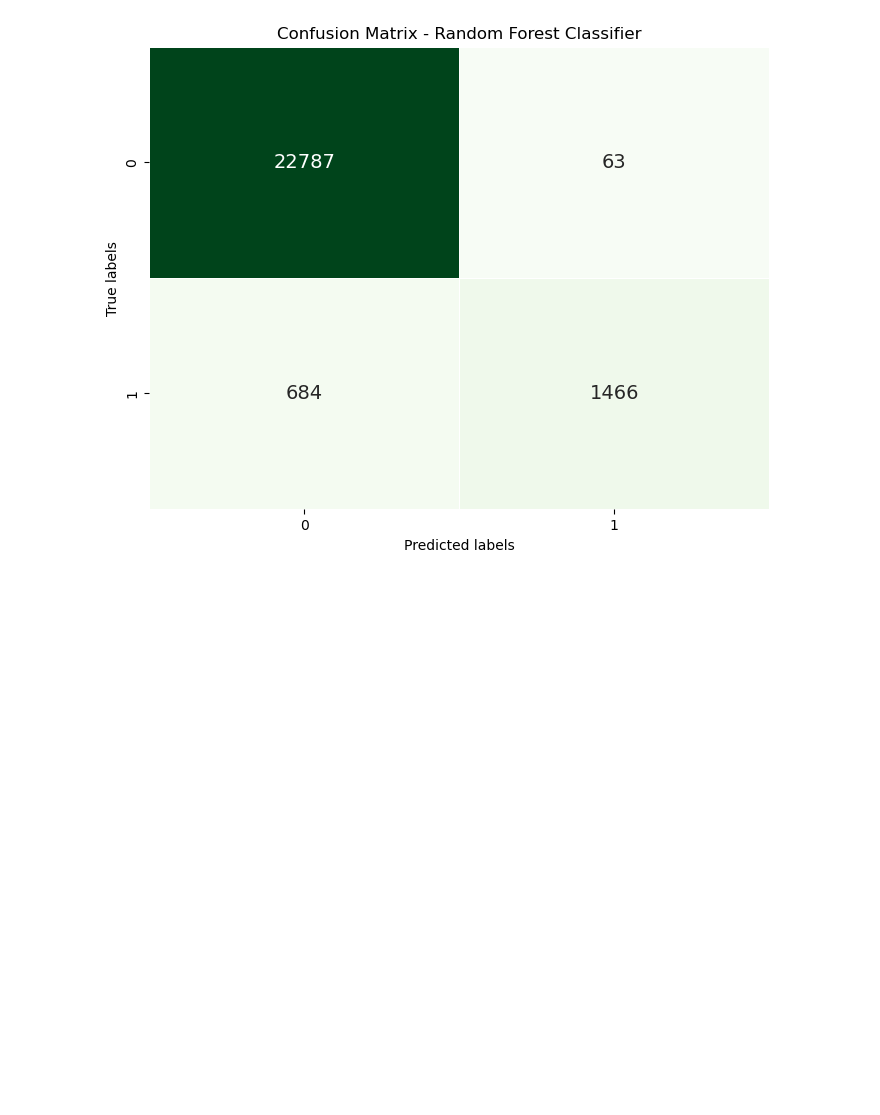
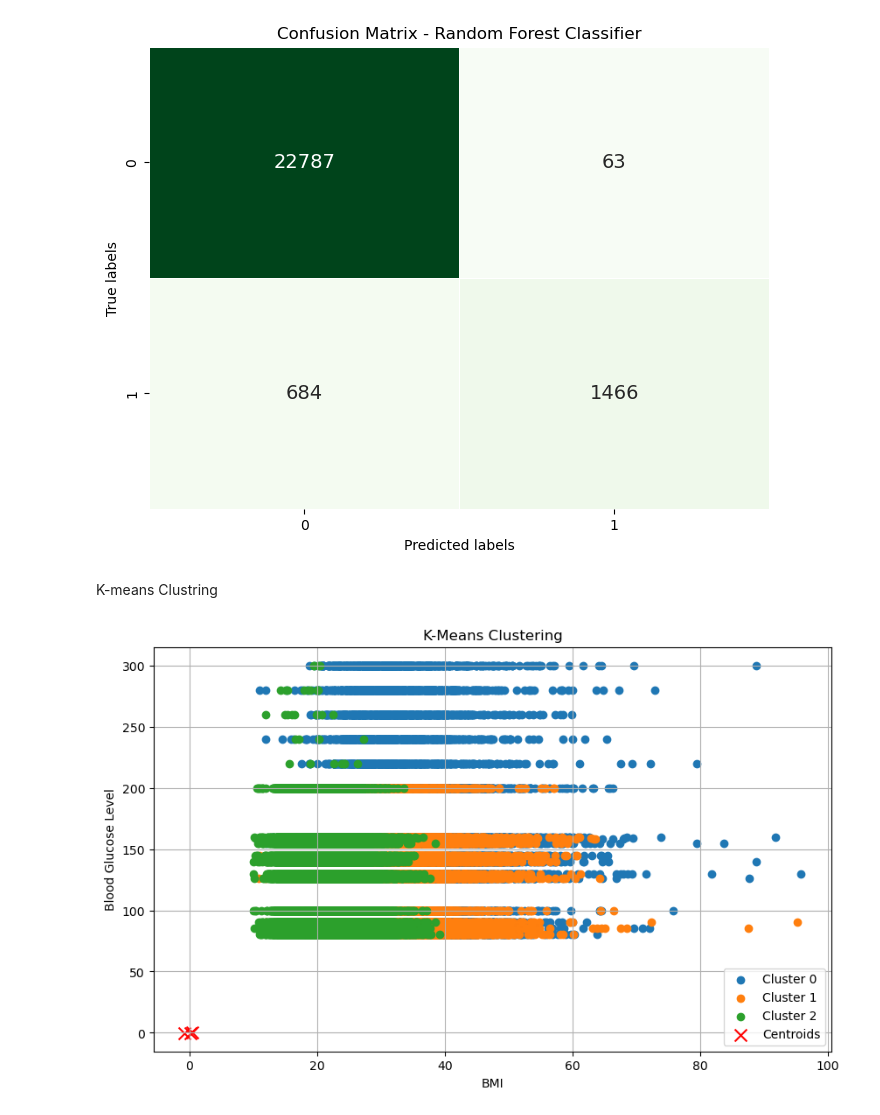
Before and after one commit to jagadabhijaswanth132/Diabetic-prediction-using-multiple-machine-learning-algorithms, a Jupyter notebook: Diabetic_prediction_using_multiple_machine_learning_algorithms.ipynb, the cells around one changed output. Drawn from its saved outputs; the diff is of its cells as text; code cells hidden in the pictures; blank space fills up the shorter version.

Commit message:
added K-means Clustring

```diff
--- a/Diabetic_prediction_using_multiple_machine_learning_algorithms.ipynb
+++ b/Diabetic_prediction_using_multiple_machine_learning_algorithms.ipynb
@@ -344,3 +344,45 @@ plt.ylabel('True labels')
 plt.show()
 # %% [output]
 [figure]
+# %% [markdown]
+K-means Clustring
+# %%
+from sklearn.cluster import KMeans
+from sklearn.preprocessing import StandardScaler
+
+# Choosing relevant columns for clustering (numerical columns)
+X = data[['age', 'bmi', 'HbA1c_level', 'blood_glucose_level']]
+
+# Standardizing the data
+scaler = StandardScaler()
+X_scaled = scaler.fit_transform(X)
+
+# Performing K-Means clustering
+kmeans = KMeans(n_clusters=3, random_state=42)
+kmeans.fit(X_scaled)
+clusters = kmeans.predict(X_scaled)
+
+# Adding cluster labels to the DataFrame
+data['cluster'] = clusters
+
+# Plotting the clusters
+plt.figure(figsize=(10, 6))
+
+# Scatter plot for each cluster
+for cluster in sorted(data['cluster'].unique()):
+    plt.scatter(data[data['cluster'] == cluster]['bmi'],
+                data[data['cluster'] == cluster]['blood_glucose_level'],
+                label=f'Cluster {cluster}')
+
+# Plotting centroids
+centroids = kmeans.cluster_centers_
+plt.scatter(centroids[:, 1], centroids[:, 3], marker='x', color='r', s=100, label='Centroids')
+
+plt.title('K-Means Clustering')
+plt.xlabel('BMI')
+plt.ylabel('Blood Glucose Level')
+plt.legend()
+plt.grid(True)
+plt.show()
+# %% [output]
+[figure, added]
```
